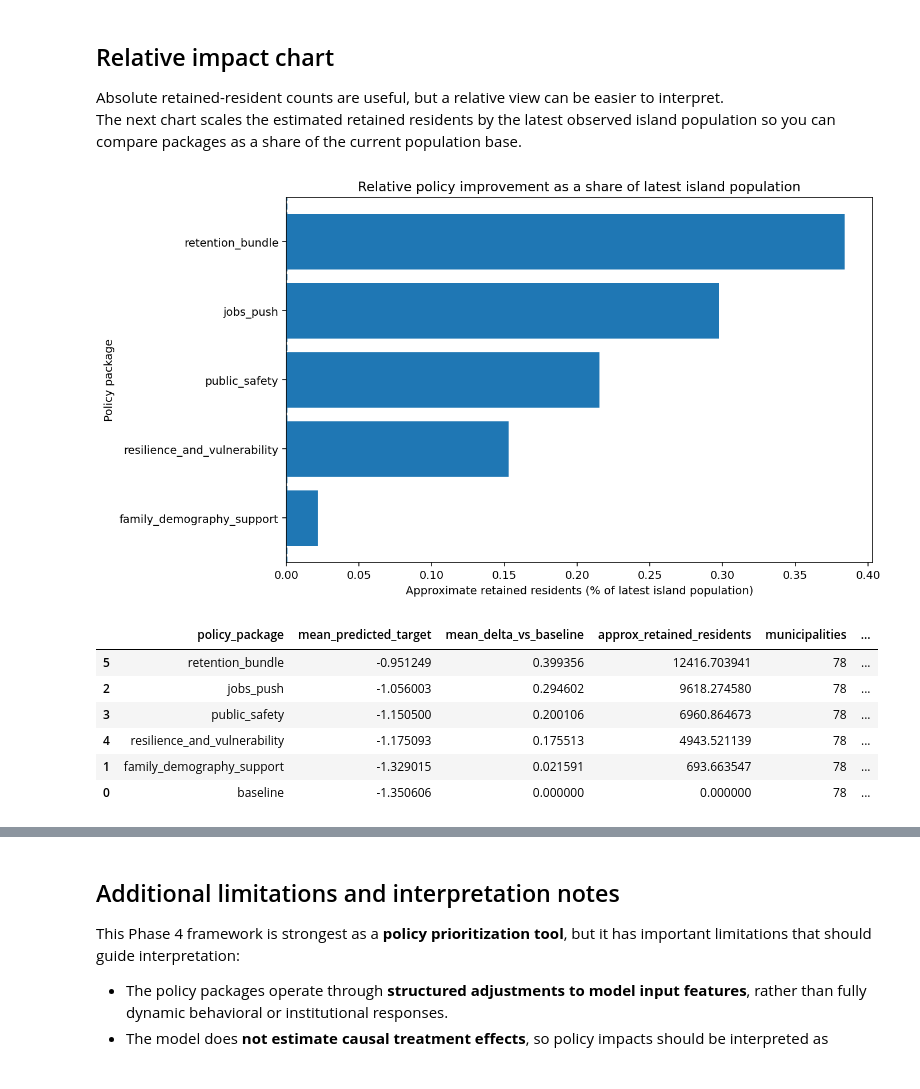
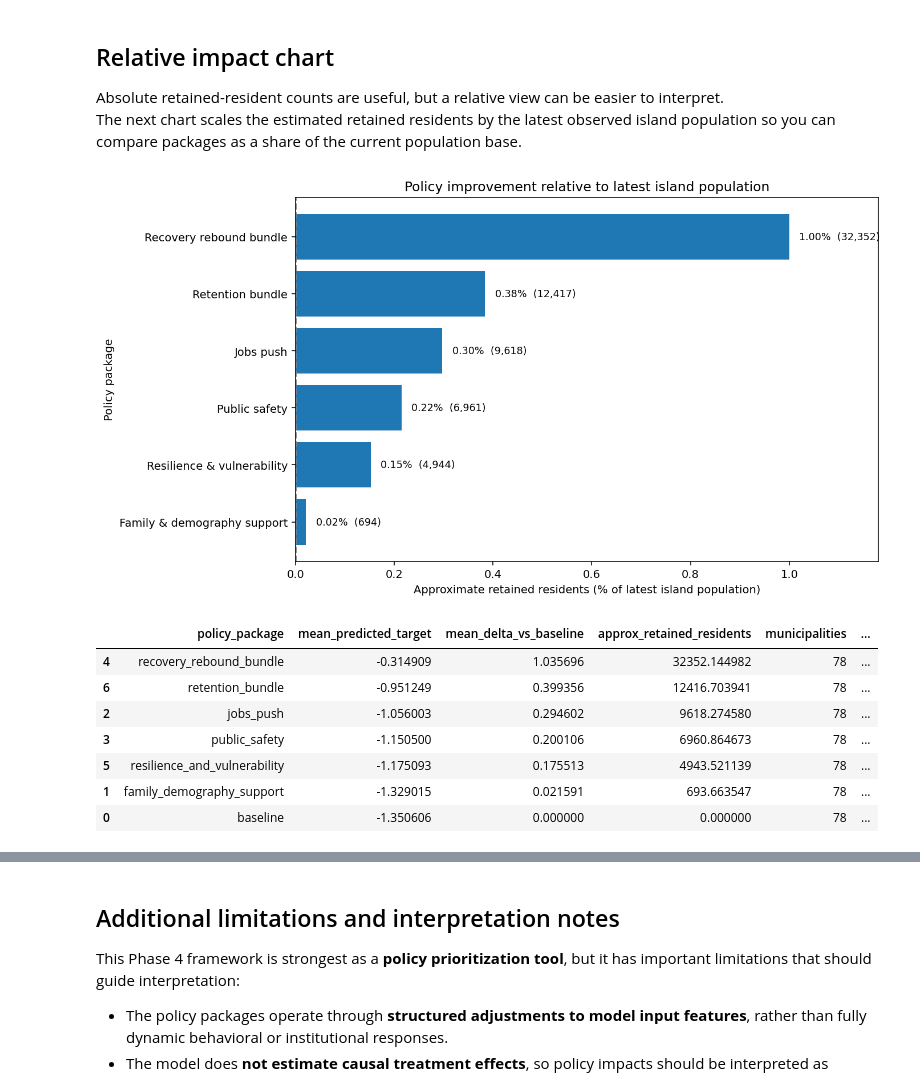
Before and after one commit to Venettov/CAPSTONE_DATA_SCIENCE_RIVERARUIZ, a Jupyter notebook: population_analysis/Phase4_Policy_Response_and_Population_Retention_Strategies.ipynb, the cells around one changed output, grey strips where cells are left out. Saved outputs shown, nothing was run; the diff lists cells and outputs as text; code cells hidden in the pictures.

```diff
--- a/population_analysis/Phase4_Policy_Response_and_Population_Retention_Strategies.ipynb
+++ b/population_analysis/Phase4_Policy_Response_and_Population_Retention_Strategies.ipynb
@@ -1551,6 +1611,7 @@ def safe_policy_color_map():
         "resilience_and_vulnerability": "tab:purple",
         "family_demography_support": "tab:brown",
         "retention_bundle": "tab:pink",
+        "recovery_rebound_bundle": "tab:cyan",
     }
 
 def baseline_decline_endpoint(last_pop, years_ahead, annual_rate):
@@ -2181,41 +3009,90 @@ The next chart scales the estimated retained residents by the latest observed is
 # %%
 latest_island_population = (
     df.groupby("year", as_index=False)["total_population"]
       .sum()
       .sort_values("year")
       .iloc[-1]["total_population"]
 )
 
 relative_impact_df = island_policy_df.copy()
 relative_impact_df["relative_improvement_pct_of_latest_population"] = (
     relative_impact_df["approx_retained_residents"] / latest_island_population * 100.0
 )
 
-relative_plot_df = relative_impact_df[relative_impact_df["policy_package"] != "baseline"].copy()
-relative_plot_df = relative_plot_df.sort_values("relative_improvement_pct_of_latest_population", ascending=True)
+relative_plot_df = relative_impact_df[
+    relative_impact_df["policy_package"] != "baseline"
+].copy()
+
+label_map = {
+    "jobs_push": "Jobs push",
+    "public_safety": "Public safety",
+    "resilience_and_vulnerability": "Resilience & vulnerability",
+    "family_demography_support": "Family & demography support",
+    "retention_bundle": "Retention bundle",
+    "recovery_rebound_bundle": "Recovery rebound bundle",
+}
+
+relative_plot_df["policy_label"] = (
+    relative_plot_df["policy_package"]
+    .map(label_map)
+    .fillna(relative_plot_df["policy_package"])
+)
+
+relative_plot_df = relative_plot_df.sort_values(
+    "relative_improvement_pct_of_latest_population",
+    ascending=True
+)
 
 fig, ax = plt.subplots(figsize=(10, 5.5))
+
 ax.barh(
-    relative_plot_df["policy_package"],
+    relative_plot_df["policy_label"],
     relative_plot_df["relative_improvement_pct_of_latest_population"]
 )
-ax.axvline(0, linestyle="--")
-ax.set_title("Relative policy improvement as a share of latest island population")
+
+for i, row in relative_plot_df.reset_index(drop=True).iterrows():
+    val = row["relative_improvement_pct_of_latest_population"]
+    residents = row["approx_retained_residents"]
+    ax.text(
+        val + 0.02,
+        i,
+        f"{val:.2f}%  ({residents:,.0f})",
+        va="center",
+        fontsize=9
+    )
+
+ax.axvline(0, linestyle="--", color="gray")
+ax.set_title("Policy improvement relative to latest island population")
 ax.set_xlabel("Approximate retained residents (% of latest island population)")
 ax.set_ylabel("Policy package")
+
+ax.set_xlim(
+    0,
+    relative_plot_df["relative_improvement_pct_of_latest_population"].max() * 1.18
+)
+
 plt.tight_layout()
-plt.savefig(PHASE4_FIG_DIR / f"{OUTPUT_PREFIX}_relative_impact_pct_chart.png", bbox_inches="tight")
+plt.savefig(
+    PHASE4_FIG_DIR / f"{OUTPUT_PREFIX}_relative_impact_pct_chart.png",
+    bbox_inches="tight",
+    dpi=300
+)
 plt.show()
 
-relative_impact_df.to_csv(PHASE4_TABLE_DIR / f"{OUTPUT_PREFIX}_relative_impact_table.csv", index=False)
+relative_impact_df.to_csv(
+    PHASE4_TABLE_DIR / f"{OUTPUT_PREFIX}_relative_impact_table.csv",
+    index=False
+)
+
 relative_impact_df
 # %% [output]
-[figure, old version]
+[figure, new version]
 |  | policy_package | mean_predicted_target | mean_delta_vs_baseline | approx_retained_residents | municipalities | ... |
-| 5 | retention_bundle | -0.951249 | 0.399356 | 12416.703941 | 78 | ... |
+| 4 | recovery_rebound_bundle | -0.314909 | 1.035696 | 32352.144982 | 78 | ... |
+| 6 | retention_bundle | -0.951249 | 0.399356 | 12416.703941 | 78 | ... |
 | 2 | jobs_push | -1.056003 | 0.294602 | 9618.274580 | 78 | ... |
 | 3 | public_safety | -1.150500 | 0.200106 | 6960.864673 | 78 | ... |
-| 4 | resilience_and_vulnerability | -1.175093 | 0.175513 | 4943.521139 | 78 | ... |
+| 5 | resilience_and_vulnerability | -1.175093 | 0.175513 | 4943.521139 | 78 | ... |
 | 1 | family_demography_support | -1.329015 | 0.021591 | 693.663547 | 78 | ... |
 | 0 | baseline | -1.350606 | 0.000000 | 0.000000 | 78 | ... |
 # %%
```
Also changed, not shown: parts of 23 cells of this notebook, 39 other files.
